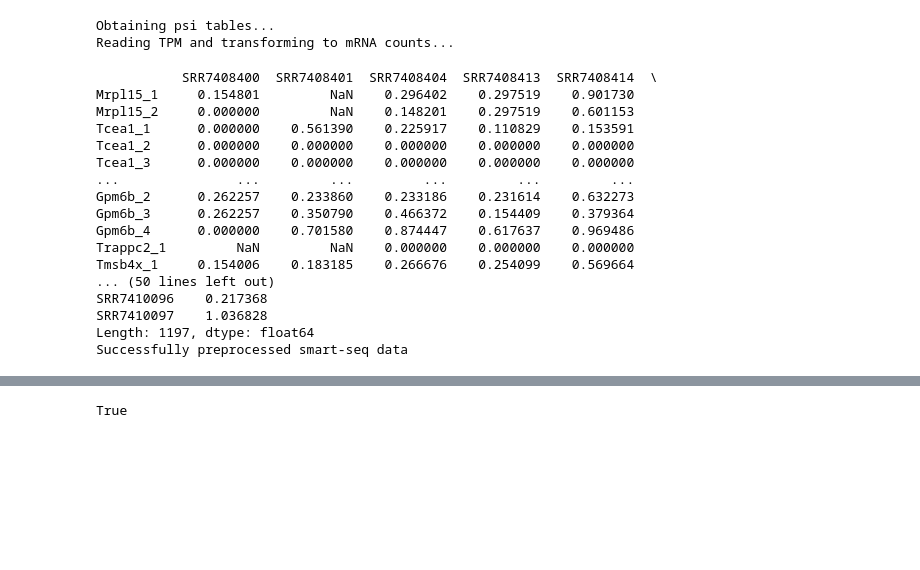
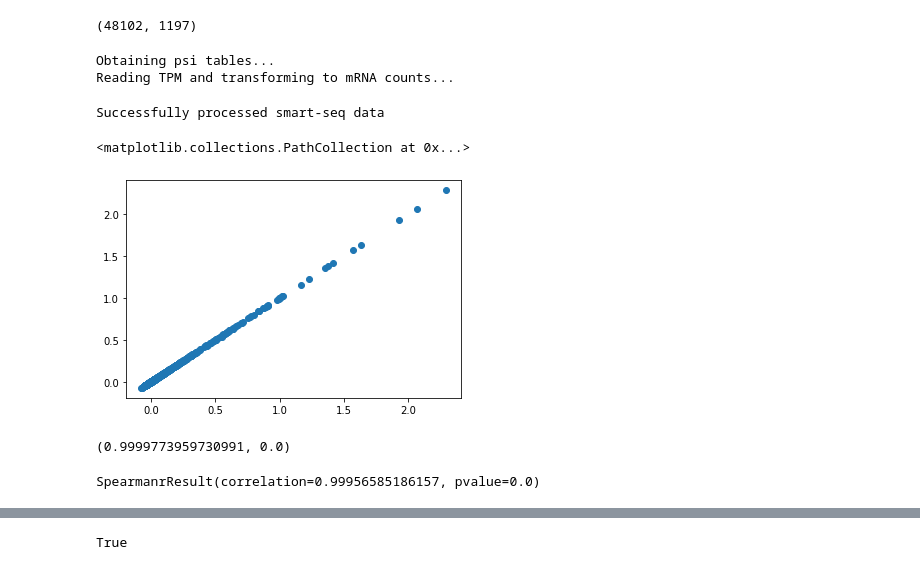
Before and after one commit to lareaulab/psix, a Jupyter notebook: psix/Untitled.ipynb, the cells around one changed output, grey strips where cells are left out. Cells and saved outputs as stored; diff of their text form; code cells hidden in the pictures; blank space fills up the shorter version.

```diff
--- a/psix/Untitled.ipynb
+++ b/psix/Untitled.ipynb
@@ -87,3 +128,7 @@ sj_counts.to_csv('../data/mouse_brain_development/sj_counts.tab.gz', sep='\t', i
+# %%
+tpm.shape
+# %% [output]
+(48102, 1197)
 # %%
 psix_object = Psix(reads_file='../data/mouse_brain_development/star_counts.tab.gz')
 # %%
@@ -92,24 +137,9 @@ psix_object.process_smartseq(
         '../data/mouse_brain_development/constitutive_introns.gz',
         '../data/mouse_brain_development/tpm.tab.gz',
         minJR = 1,
-        minCell=1)
+        minCell=1,
+        min_observed = 0.1)
 # %% [output]
 Obtaining psi tables...
 Reading TPM and transforming to mRNA counts...
-           SRR7408400  SRR7408401  SRR7408404  SRR7408413  SRR7408414  \
-Mrpl15_1     0.154801         NaN    0.296402    0.297519    0.901730
-Mrpl15_2     0.000000         NaN    0.148201    0.297519    0.601153
-Tcea1_1      0.000000    0.561390    0.225917    0.110829    0.153591
-Tcea1_2      0.000000    0.000000    0.000000    0.000000    0.000000
-Tcea1_3      0.000000    0.000000    0.000000    0.000000    0.000000
-...               ...         ...         ...         ...         ...
-Gpm6b_2      0.262257    0.233860    0.233186    0.231614    0.632273
-Gpm6b_3      0.262257    0.350790    0.466372    0.154409    0.379364
-Gpm6b_4      0.000000    0.701580    0.874447    0.617637    0.969486
-Trappc2_1         NaN         NaN    0.000000    0.000000    0.000000
-Tmsb4x_1     0.154006    0.183185    0.266676    0.254099    0.569664
-... (50 lines left out)
-SRR7410096    0.217368
-SRR7410097    1.036828
-Length: 1197, dtype: float64
-Successfully preprocessed smart-seq data
+Successfully processed smart-seq data
@@ -115,0 +151,6 @@ Successfully preprocessed smart-seq data
+# %%
+tiklova_psix = pd.read_csv('~/analysis_psix/mouse_brain_development/psix/pc2.scores.txt', sep='\t', index_col=0)
+# %%
+df = pd.DataFrame()
+df['psix'] = psix_object.exon_score_array
+df.index = psix_object.adata.uns['psi'].columns
@@ -115,0 +160,13 @@ Successfully preprocessed smart-seq data
+# %%
+plt.scatter(df.psix.loc[df.index & tiklova_psix.index], tiklova_psix.loc[df.index & tiklova_psix.index].L_score)
+# %% [output]
+<matplotlib.collections.PathCollection at 0x...>
+[figure, added]
+# %%
+pearsonr(df.psix.loc[df.index & tiklova_psix.index], tiklova_psix.loc[df.index & tiklova_psix.index].L_score)
+# %% [output]
+(0.9999773959730991, 0.0)
+# %%
+spearmanr(df.psix.loc[df.index & tiklova_psix.index], tiklova_psix.loc[df.index & tiklova_psix.index].L_score)
+# %% [output]
+SpearmanrResult(correlation=0.99956585186157, pvalue=0.0)
```
Also changed, not shown: parts of 19 cells of this notebook, 3 other files.
